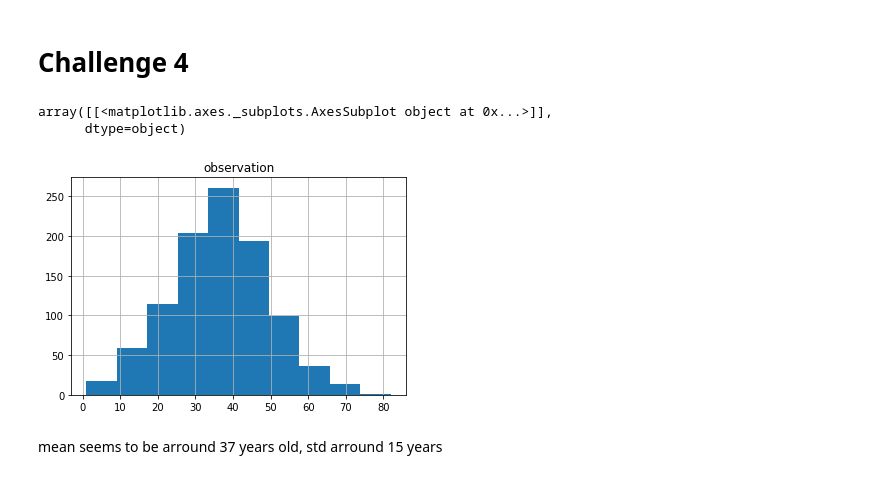
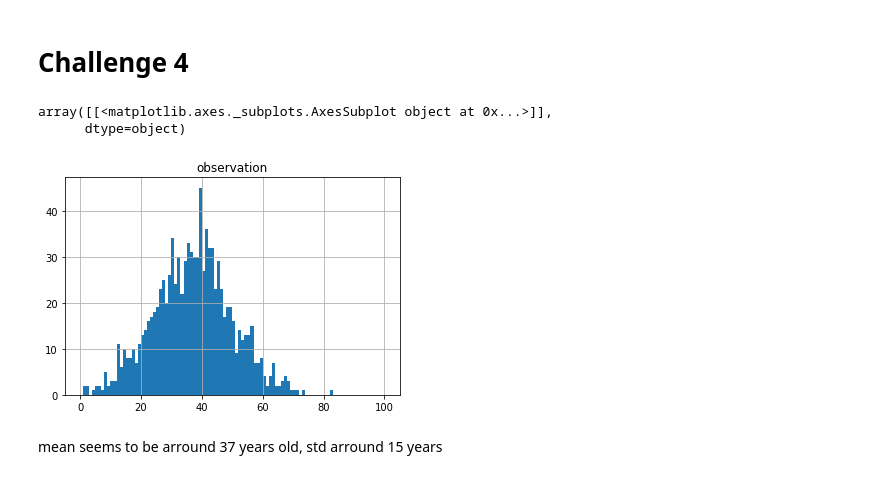
Before and after one commit to ta-data-bcn/descriptive-stats, a Jupyter notebook: main.ipynb, the cells around one changed output. Saved outputs shown, nothing was run; the diff lists cells and outputs as text; code cells hidden in the pictures.

```diff
--- a/main.ipynb
+++ b/main.ipynb
@@ -112,11 +112,11 @@ roll_thousand['value'].sort_values().hist()
 # Challenge 4
 # %%
 pop = pd.read_csv('ages_population.csv')
-pop.hist()
+pop.hist(bins=100, range=(0,100))
 # %% [output]
 array([[<matplotlib.axes._subplots.AxesSubplot object at 0x...>]],
       dtype=object)
-[figure, old version]
+[figure, new version]
 # %% [markdown]
 mean seems to be arround 37 years old, std arround 15 years
 # %%
```
Also changed, not shown: parts of 2 cells of this notebook.
